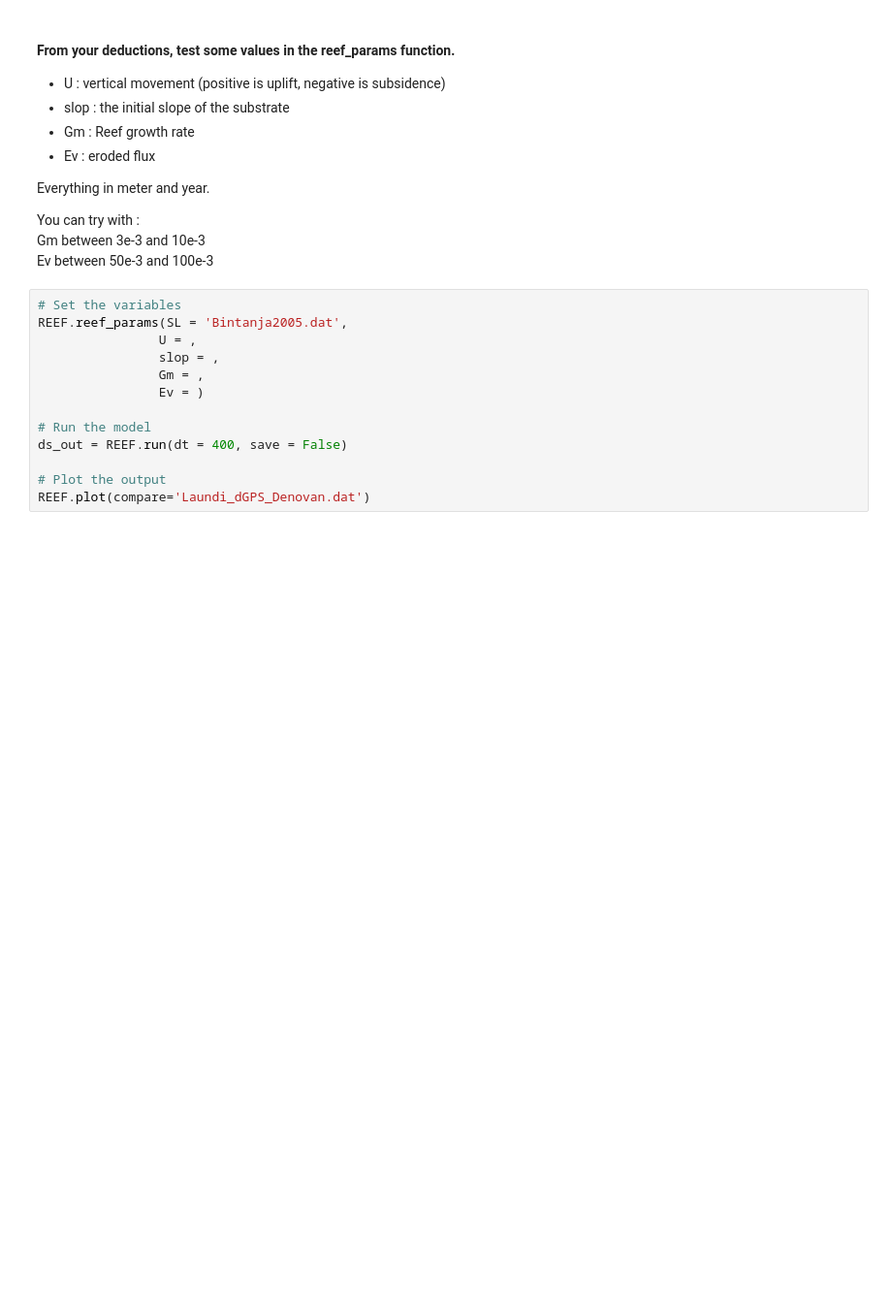
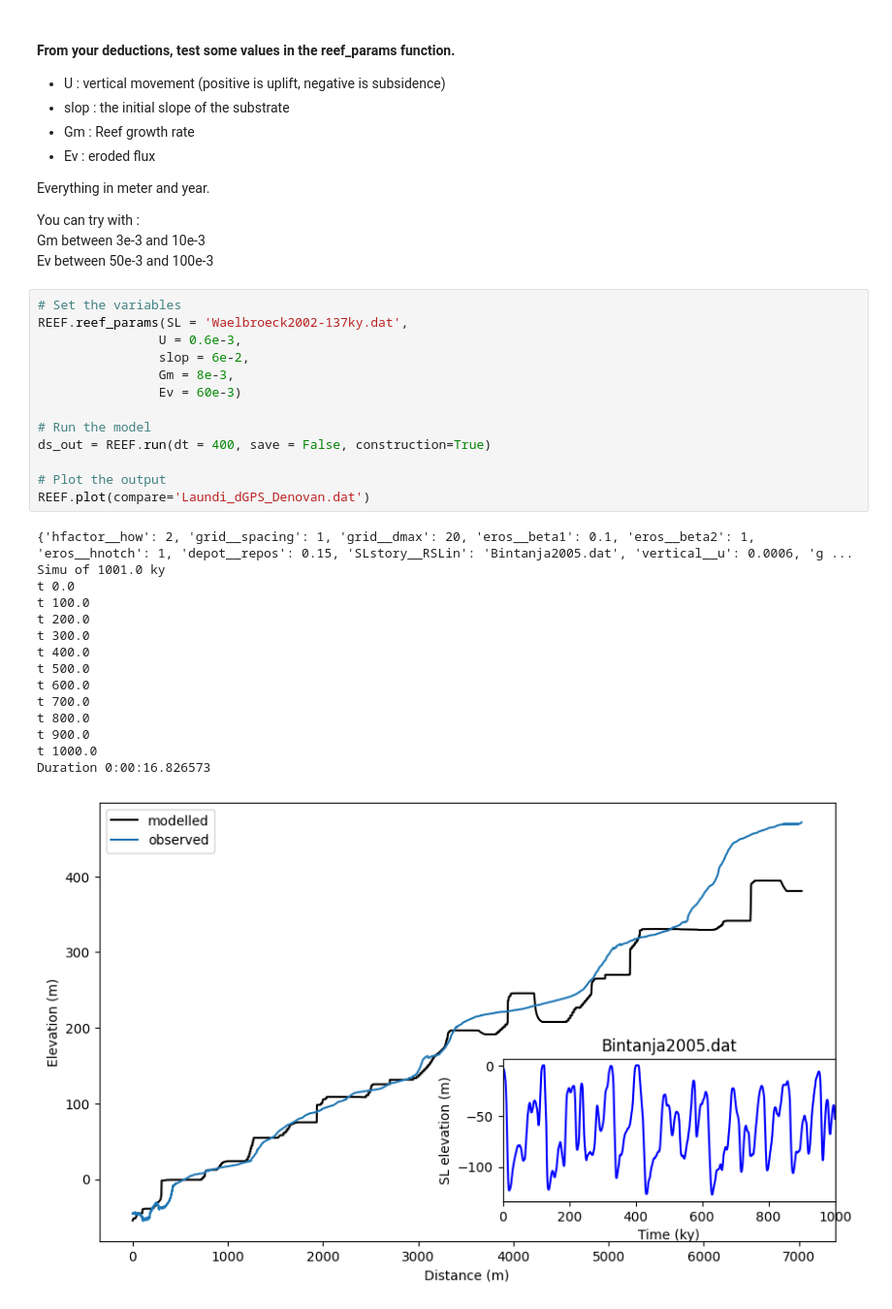
Before and after one commit to YBoucharat/TP_Coral_2024, a Jupyter notebook: REEF/Run_REEF.ipynb, the cells around one changed output. Shown at 97% size. Saved outputs shown, nothing was run; the diff lists cells and outputs as text; blank space fills up the shorter version.

```diff
--- a/REEF/Run_REEF.ipynb
+++ b/REEF/Run_REEF.ipynb
@@ -351,14 +358,30 @@ Gm between 3e-3 and 10e-3 <br>
 Ev between 50e-3 and 100e-3
 # %%
 # Set the variables
-REEF.reef_params(SL = 'Bintanja2005.dat',
-                U = ,
-                slop = ,
-                Gm = ,
-                Ev = )
+REEF.reef_params(SL = 'Waelbroeck2002-137ky.dat',
+                U = 0.6e-3,
+                slop = 6e-2,
+                Gm = 8e-3,
+                Ev = 60e-3)
 
 # Run the model
-ds_out = REEF.run(dt = 400, save = False)
+ds_out = REEF.run(dt = 400, save = False, construction=True)
 
 # Plot the output
 REEF.plot(compare='Laundi_dGPS_Denovan.dat')
+# %% [output]
+{'hfactor__how': 2, 'grid__spacing': 1, 'grid__dmax': 20, 'eros__beta1': 0.1, 'eros__beta2': 1, 'eros__hnotch': 1, 'depot__repos': 0.15, 'SLstory__RSLin': 'Bintanja2005.dat', 'vertical__u': 0.0006, 'g ...
+Simu of 1001.0 ky
+t 0.0
+t 100.0
+t 200.0
+t 300.0
+t 400.0
+t 500.0
+t 600.0
+t 700.0
+t 800.0
+t 900.0
+t 1000.0
+Duration 0:00:16.826573
+[figure, added]
```
Also changed, not shown: parts of 13 cells of this notebook.
